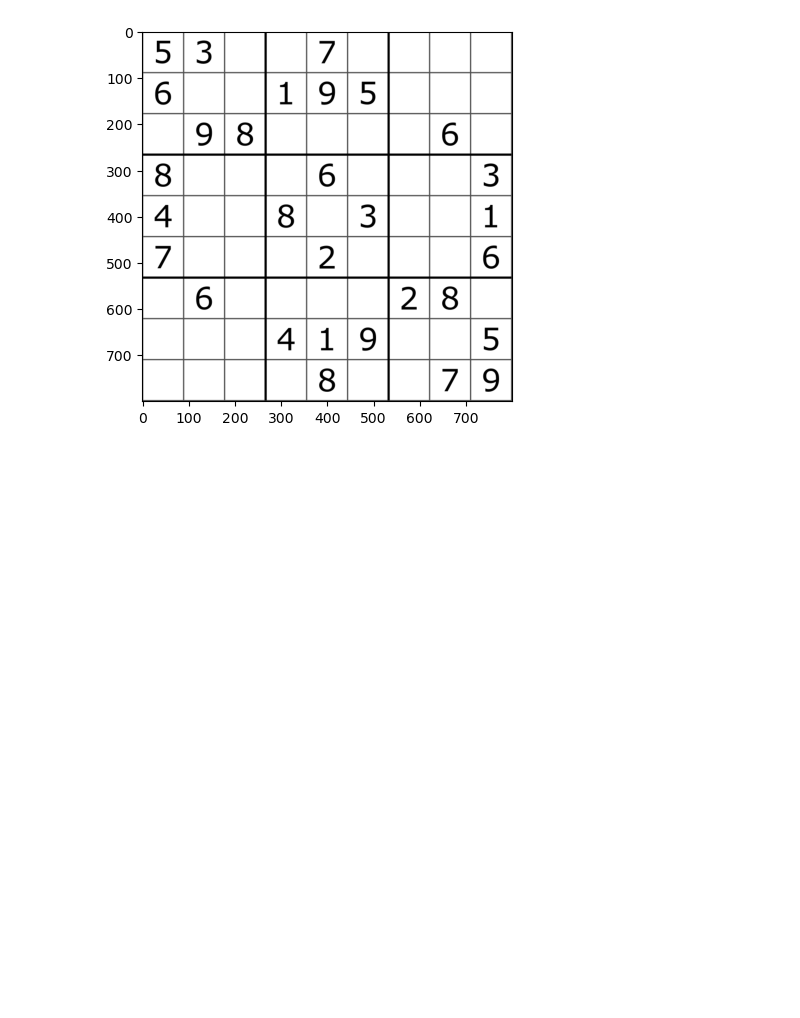
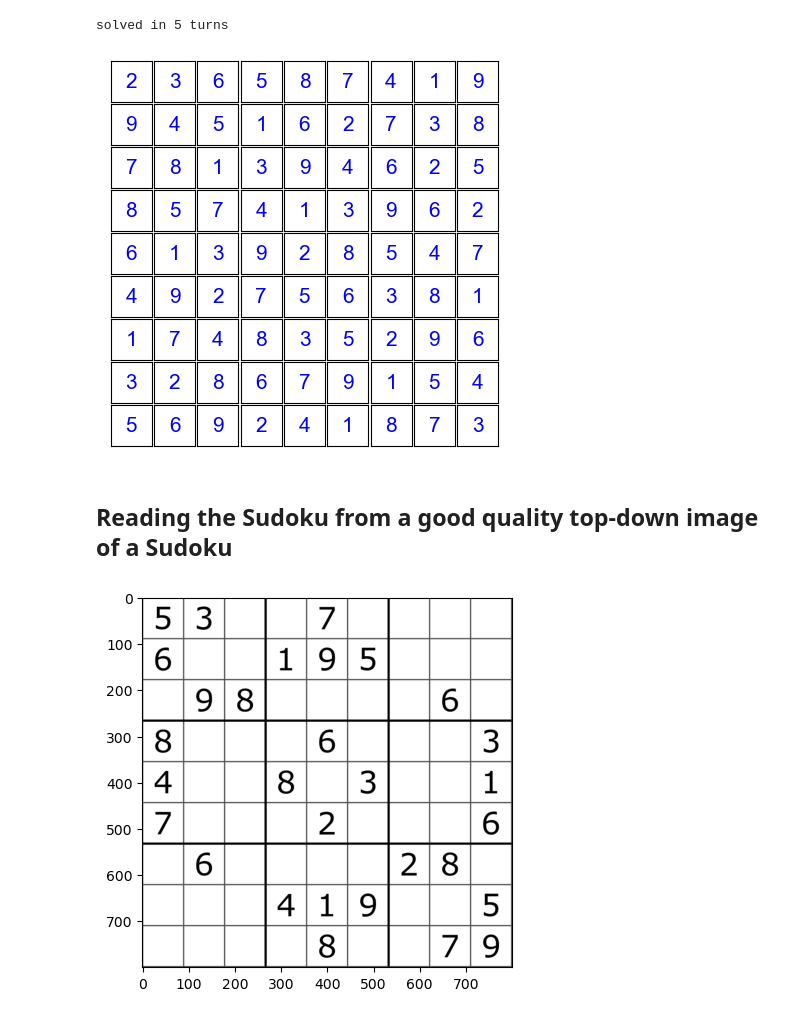
Before and after one commit to NikhilTilak/sudoku-solver, a Jupyter notebook: notebooks/example.ipynb, the cells around one changed output. Drawn from its saved outputs; the diff is of its cells as text; code cells hidden in the pictures; blank space fills up the shorter version.

```diff
--- a/notebooks/example.ipynb
+++ b/notebooks/example.ipynb
@@ -21,3 +52,10 @@ TEST_IMAGES = pathlib.Path.cwd().parent.joinpath("test_images")
+# %%
+solve_sudoku(s)
+# %% [output]
+solved in 5 turns
+[figure, added]
+# %% [markdown]
+##  Reading the Sudoku from a good quality top-down image of a Sudoku
 # %%
 fp=TEST_IMAGES.joinpath("sudoku_test.png")
 # %%
```
Also changed, not shown: parts of 13 cells of this notebook, 9 other files.
